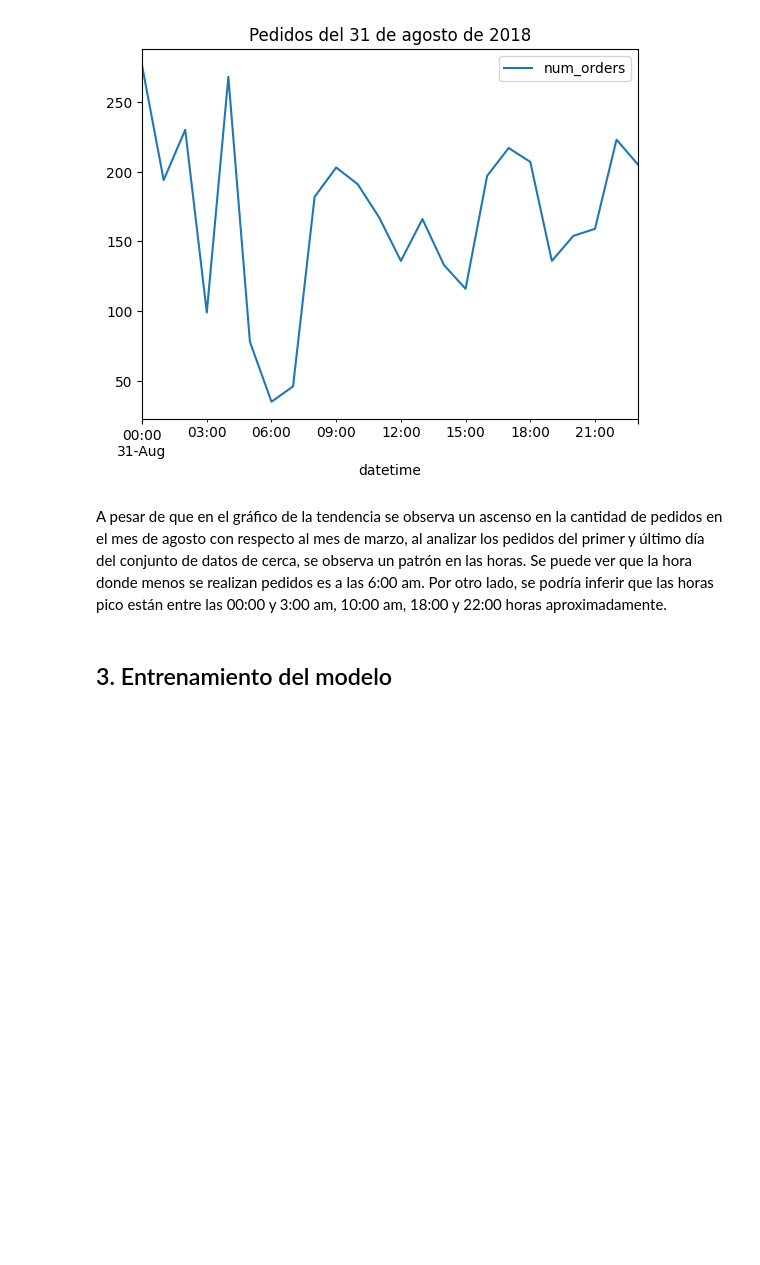
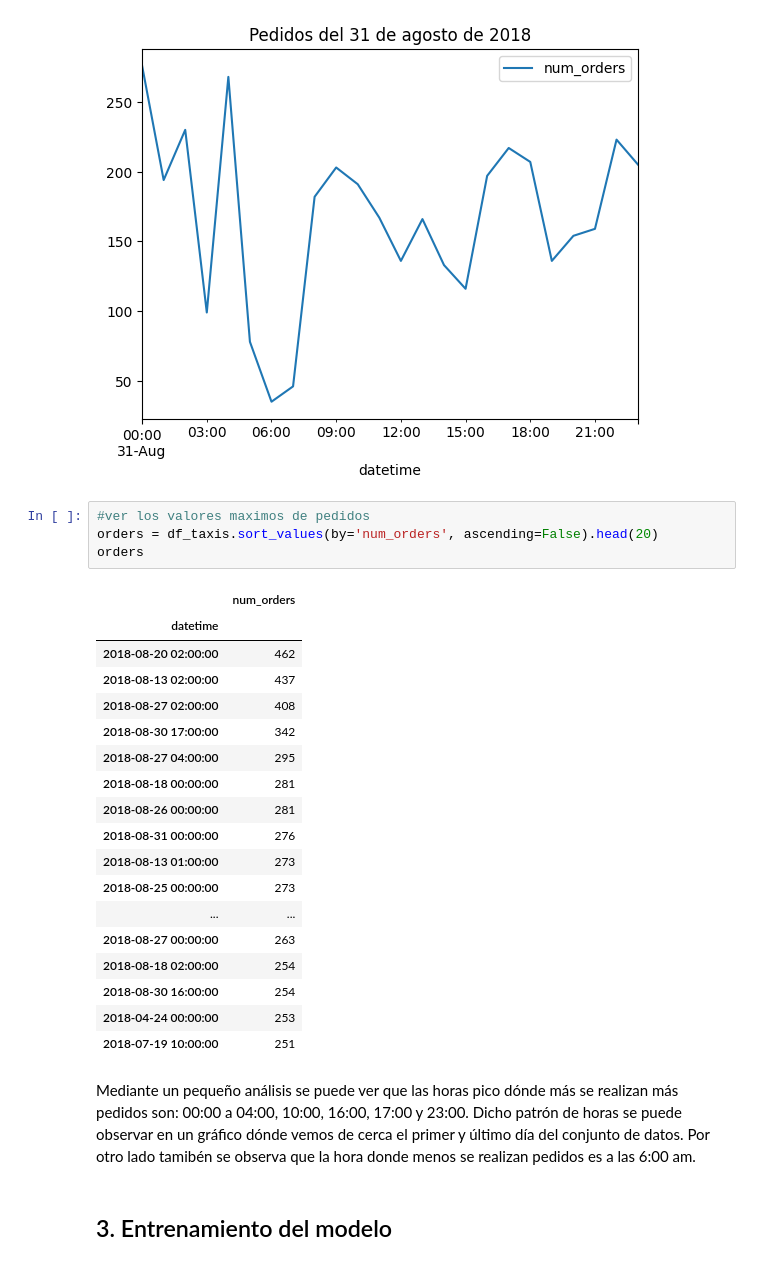
Before and after one commit to wh1tneyr/Sweet-Lift-Taxi, a Jupyter notebook: Sweet lift taxi.ipynb, the cells around one changed output. Drawn from its saved outputs; the diff is of its cells as text; blank space fills up the shorter version.

Commit message:
Analizando las horas mas concurridas para hacer los pedidos de taxis

```diff
--- a/Sweet lift taxi.ipynb
+++ b/Sweet lift taxi.ipynb
@@ -119,8 +119,32 @@ plt.title('Pedidos del 31 de agosto de 2018')
 # %% [output]
 Text(0.5, 1.0, 'Pedidos del 31 de agosto de 2018')
 [figure]
-# %% [markdown]
-A pesar de que en el gráfico de la tendencia se observa un ascenso en la cantidad de pedidos en el mes de agosto con respecto al mes de marzo, al analizar los pedidos del primer y último día del conjunto de datos de cerca, se observa un patrón en las horas. Se puede ver que la hora donde menos se realizan pedidos es a las 6:00 am. Por otro lado, se podría inferir que las horas pico están entre las 00:00 y 3:00 am, 10:00 am, 18:00 y 22:00 horas aproximadamente.
+# %%
+#ver los valores maximos de pedidos
+orders = df_taxis.sort_values(by='num_orders', ascending=False).head(20)
+orders
+# %% [output]
+|  | num_orders |
+| datetime |  |
+| 2018-08-20 02:00:00 | 462 |
+| 2018-08-13 02:00:00 | 437 |
+| 2018-08-27 02:00:00 | 408 |
+| 2018-08-30 17:00:00 | 342 |
+| 2018-08-27 04:00:00 | 295 |
+| 2018-08-18 00:00:00 | 281 |
+| 2018-08-26 00:00:00 | 281 |
+| 2018-08-31 00:00:00 | 276 |
+| 2018-08-13 01:00:00 | 273 |
+| 2018-08-25 00:00:00 | 273 |
+| ... | ... |
+| 2018-08-27 00:00:00 | 263 |
+| 2018-08-18 02:00:00 | 254 |
+| 2018-08-30 16:00:00 | 254 |
+| 2018-04-24 00:00:00 | 253 |
+| 2018-07-19 10:00:00 | 251 |
+# %% [markdown]
+Mediante un pequeño análisis se puede ver que las horas pico dónde más se realizan más pedidos son:  00:00 a 04:00, 10:00, 16:00, 17:00 y 23:00.
+Dicho patrón de horas se puede observar en un gráfico dónde vemos de cerca el primer y último día del conjunto de datos. Por otro lado tamibén se observa que la hora donde menos se realizan pedidos es a las 6:00 am.
 # %% [markdown]
 ## 3. Entrenamiento del modelo
 # %%
```
